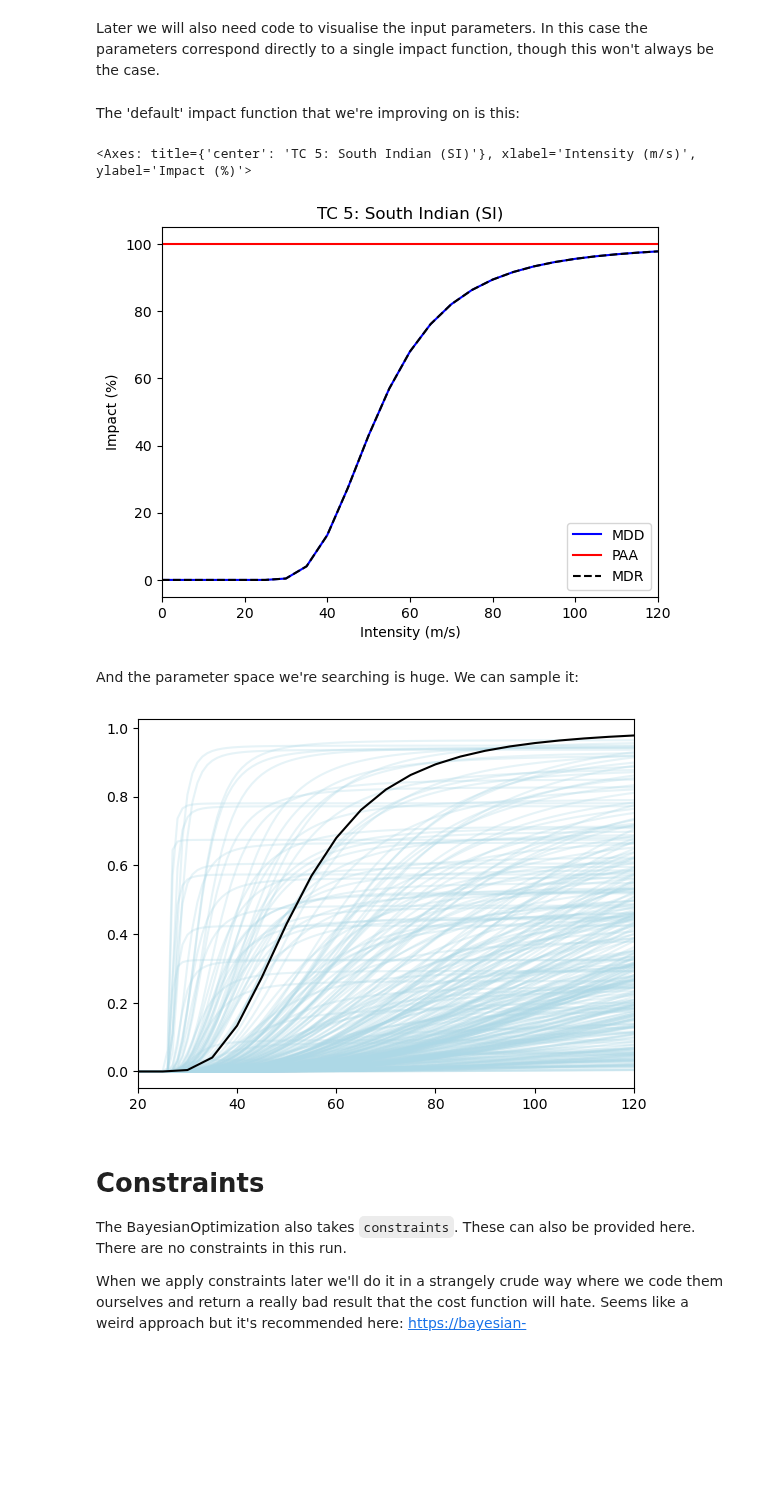
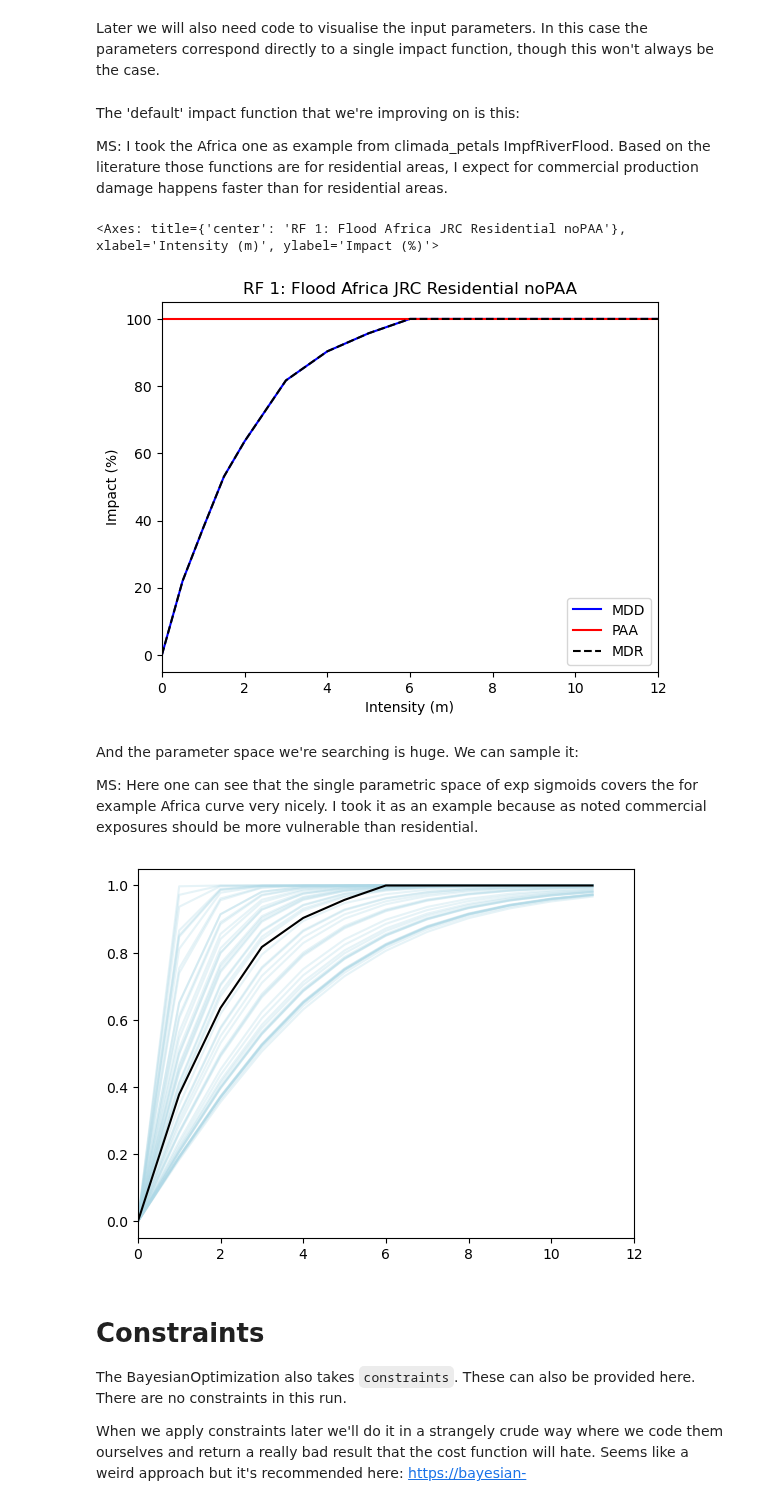
Before and after one commit to ChrisFairless/nccs-supply-chain, a Jupyter notebook: calibration/version1/calibration_v1_RF.ipynb, the cells around one changed output. Cells and saved outputs as stored; diff of their text form; code cells hidden in the pictures; blank space fills up the shorter version.

```diff
--- a/calibration/version1/calibration_v1_RF.ipynb
+++ b/calibration/version1/calibration_v1_RF.ipynb
@@ -242,56 +218,63 @@ These provide a permitted range for each parameter we're working with. It's a di
 # %%
 # bounds = {"v_thresh": (25.8, 25.8), "v_half": (25.8, 150), "scale": (0.01, 1)}
-bounds = {"v_half": (0.0, 150)}
+bounds = {"v_half": (0.1, 3.0)}
 # %% [markdown]
 Later we will also need code to visualise the input parameters. In this case the parameters correspond directly to a single impact function, though this won't always be the case.
 # %%
-from climada.entity import ImpfTropCyclone
+#from climada.entity import ImpfTropCyclone
+from calibration.version1.rf_calibration import ImpfFlood
 
 def impf_from_params(params):
-    return ImpfTropCyclone.from_emanuel_usa(v_thresh = 0.0, v_half=params['v_half'], scale=params['scale'], intensity=np.arange(0, 121, 1))
+    return ImpfFlood.from_exp_sigmoid(v_half=params['v_half'], intensity=np.arange(0.0, 12.0, 0.1))
-# %% [markdown]
-The 'default' impact function that we're improving on is this:
+# %% [markdown]
+The 'default' impact function that we're improving on is this:
+
+MS: I took the Africa one as example from climada_petals ImpfRiverFlood. Based on the literature those functions are for residential areas, I expect for commercial production damage happens faster than for residential areas.
 # %%
 from pipeline.direct.direct import get_impf_tc
 from climada.entity import ImpfSetTropCyclone
+from climada_petals.entity.impact_funcs.river_flood import ImpfRiverFlood
+default_impf = ImpfRiverFlood.from_region(region='africa')
+default_impf.plot()
 
-default_impf = ImpfSetTropCyclone.from_calibrated_regional_ImpfSet()
-default_impf = default_impf.get_func(haz_type='TC', fun_id=5)  # 1: NA1, 5: SI
-default_impf.plot()
+
+# default_impf = ImpfSetTropCyclone.from_calibrated_regional_ImpfSet()
+# default_impf = default_impf.get_func(haz_type='TC', fun_id=5)  # 1: NA1, 5: SI
+# default_impf.plot()
 # %% [output]
-<Axes: title={'center': 'TC 5: South Indian (SI)'}, xlabel='Intensity (m/s)', ylabel='Impact (%)'>
+<Axes: title={'center': 'RF 1: Flood Africa JRC Residential noPAA'}, xlabel='Intensity (m)', ylabel='Impact (%)'>
-[figure, old version]
+[figure, new version]
-# %% [markdown]
-And the parameter space we're searching is huge. We can sample it:
+# %% [markdown]
+And the parameter space we're searching is huge. We can sample it:
+
+MS: Here one can see that the single parametric space of exp sigmoids covers the for example Africa curve very nicely. I took it as an example because as noted commercial exposures should be more vulnerable than residential.
 # %%
 fig, ax = plt.subplots()
 
-n_samples = 300
+n_samples = 50
 v_half_samples = np.random.uniform(*bounds['v_half'], size=n_samples)
-scale_samples = np.random.uniform(*bounds['scale'], size=n_samples)
 
 for i in range(n_samples):
     v_half = v_half_samples[i]
-    scale = scale_samples[i]
-    impf = impf_from_params({'v_half': v_half, 'scale': scale})
+    impf = impf_from_params({'v_half': v_half})
     ax.plot(
-        np.arange(20,121),
-        impf.calc_mdr(np.arange(20,121)),
+        np.arange(0,12),
+        impf.calc_mdr(np.arange(0,12)),
         color='lightblue',
         alpha=0.3
     )
 
 ax.plot(
-    np.arange(1,121),
-    default_impf.calc_mdr(np.arange(1,121)),
+    np.arange(0,12),
+    default_impf.calc_mdr(np.arange(0,12)),
     color='black',
 )
 
-ax.set_xlim([20, 120])
+ax.set_xlim([0.0, 12.0])
 
 plt.show()
 # %% [output]
-[figure, old version]
+[figure, new version]
 # %% [markdown]
 # Constraints
 
```
Also changed, not shown: parts of 9 cells of this notebook, 4 other files.
